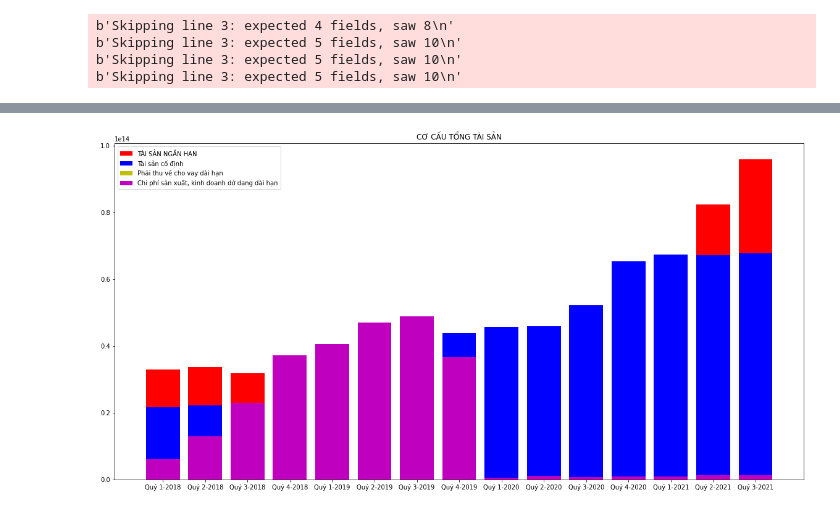
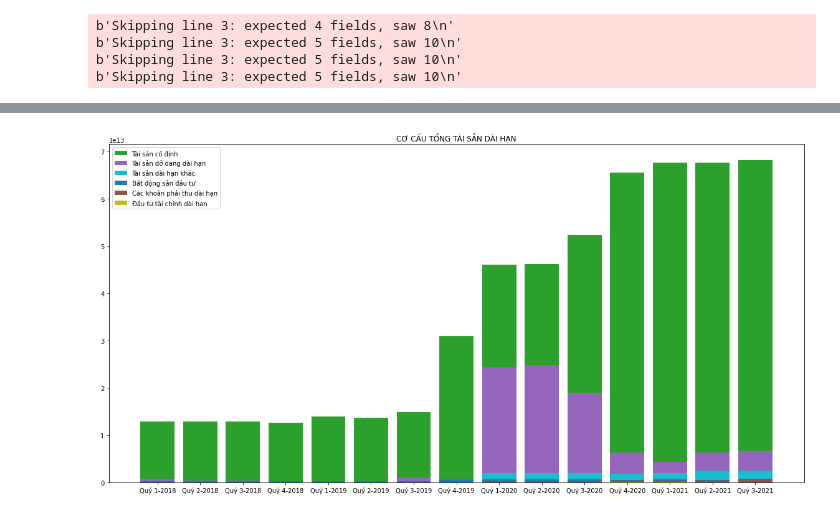
Before and after one commit to sangsinhisme/Data-Mining, a Jupyter notebook: Eclat & Crawl Data Stock.ipynb, the cells around one changed output, grey strips where cells are left out. Drawn from its saved outputs; the diff is of its cells as text; code cells hidden in the pictures.

```diff
--- a/Eclat & Crawl Data Stock.ipynb
+++ b/Eclat & Crawl Data Stock.ipynb
@@ -117,4 +164,5 @@ minsup = 2 #Initial minsup
 Associate_Itemset = Eclat(P,minsup,F)
 # %%
 #Print result
-Associate_Itemset
+for i in Associate_Itemset:
+  print(i)
@@ -318,20 +390,0 @@ ttnhl = pd.concat(ttnhl)
-# %%
-tsnh_values = []
-for i in tsnh.values:
-  new = i.replace(',', '')
-  tsnh_values.append(int(new))
-
-tscd_values = []
-for i in tscd.values:
-  new = i.replace(',', '')
-  tscd_values.append(int(new))
-
-ktdh_values = []
-for i in ktdh.values:
-  new = i.replace(',', '')
-  ktdh_values.append(int(new))
-
-ttnhl_values = []
-for i in ttnhl.values:
-  new = i.replace(',', '')
-  ttnhl_values.append(int(new))
@@ -338,11 +559,20 @@ for i in ttnhl.values:
 # %%
 plt.figure(figsize=(20, 10))
-plt.bar(tsnh.keys(),tsnh_values,color='r')
-plt.bar(tscd.keys(),tscd_values,color='b')
-plt.bar(ktdh.keys(),ktdh_values,color='y')
-plt.bar(ttnhl.keys(),ttnhl_values,color='m')
-plt.title('CƠ CẤU TỔNG TÀI SẢN')
-plt.legend(['TÀI SẢN NGẮN HẠN', 'Tài sản cố định','Phải thu về cho vay dài hạn','Chi phí sản xuất, kinh doanh dở dang dài hạn'])
+
+plt.bar(data2.keys(),data2_values,color='tab:green')
+plt.bar(data4.keys(),data4_values,color='tab:purple')
+plt.bar(data6.keys(),data6_values,color='tab:cyan')
+plt.bar(data3.keys(),data3_values,color='tab:blue')
+plt.bar(data1.keys(),data1_values,color='tab:brown')
+plt.bar(data5.keys(),data5_values,color='tab:olive')
+
+plt.title('CƠ CẤU TỔNG TÀI SẢN DÀI HẠN')
+plt.legend(['Tài sản cố định',
+            'Tài sản dở dang dài hạn',
+            'Tài sản dài hạn khác',
+            'Bất động sản đầu tư',
+            'Các khoản phải thu dài hạn',
+            'Đầu tư tài chính dài hạn'])
 plt.show()
 # %% [output]
-[figure, old version]
+[figure, new version]
```
Also changed, not shown: parts of 24 cells of this notebook.
